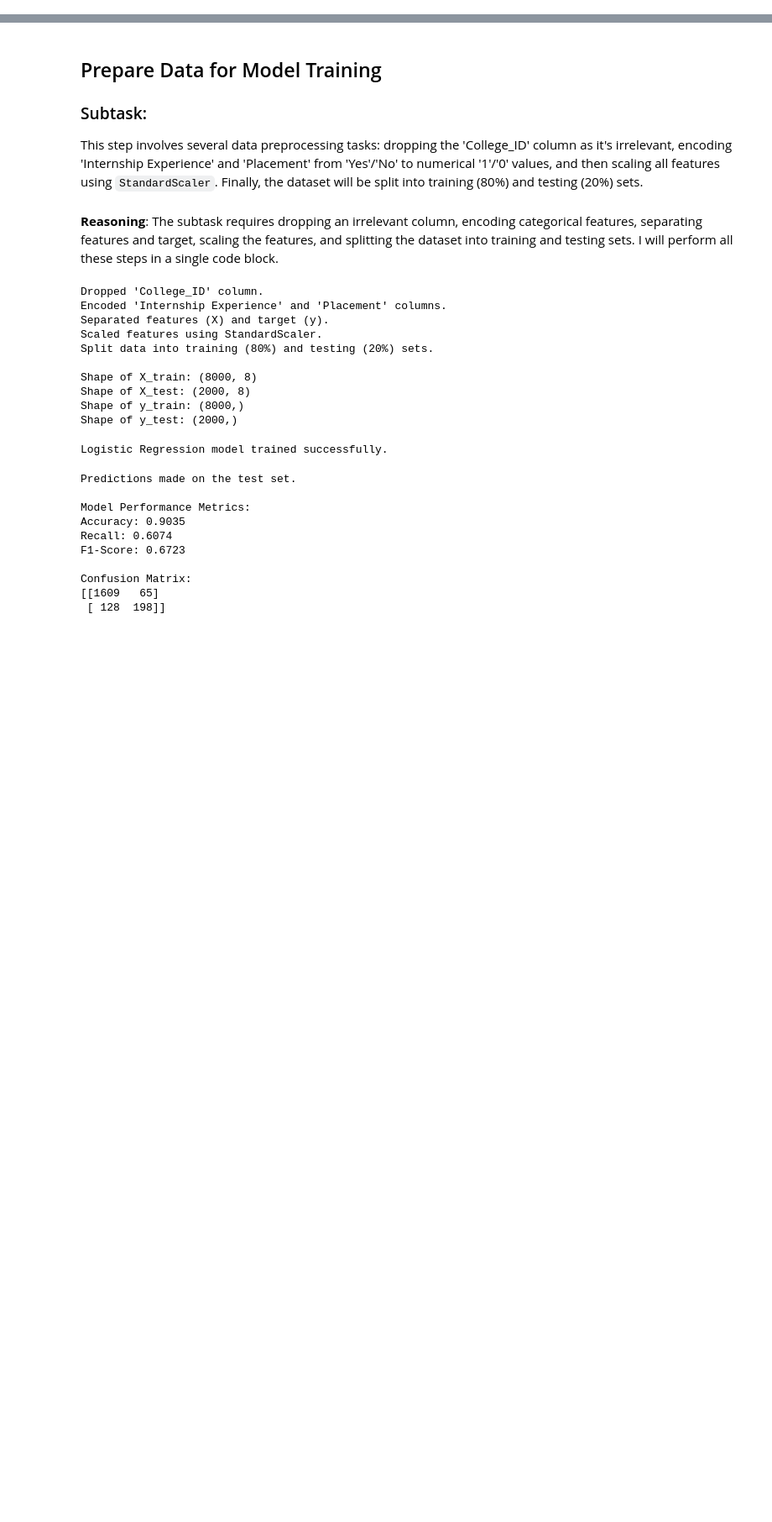
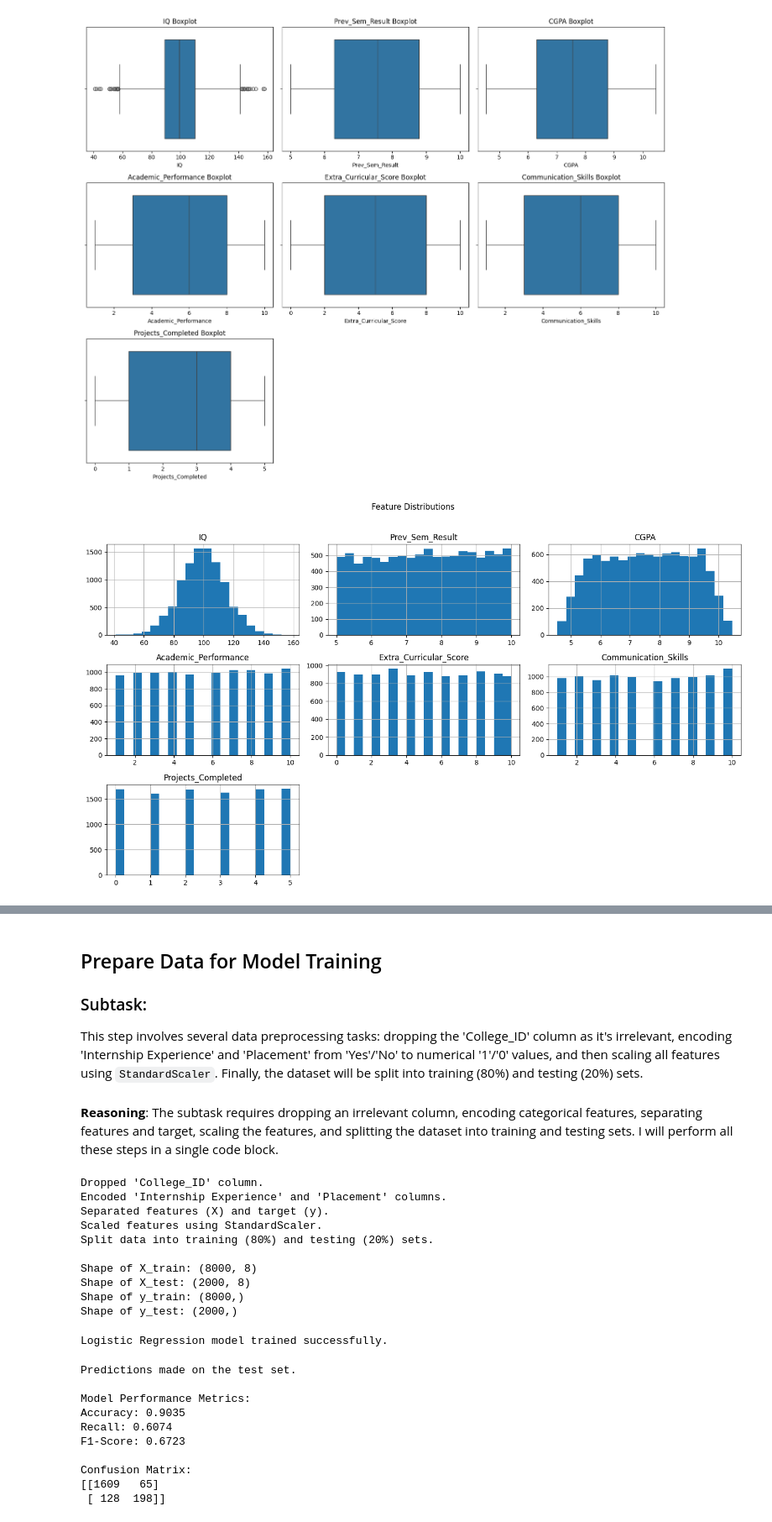
Before and after one commit to DavidIanDsouza/Graduate-Employability-Predictor, a Jupyter notebook: Graduate_Employability_Predictor.ipynb, the cells around one changed output, grey strips where cells are left out. Shown at 84% size. Cells and saved outputs as stored; diff of their text form; code cells hidden in the pictures; blank space fills up the shorter version.

```diff
--- a/Graduate_Employability_Predictor.ipynb
+++ b/Graduate_Employability_Predictor.ipynb
@@ -15,0 +66,21 @@ except FileNotFoundError:
+# %%
+numeric_cols = ['IQ', 'Prev_Sem_Result', 'CGPA', 'Academic_Performance',
+                'Extra_Curricular_Score', 'Communication_Skills', 'Projects_Completed']
+
+fig, axes = plt.subplots(3, 3, figsize=(15, 12))
+axes = axes.flatten()
+for ax, col in zip(axes, numeric_cols):
+    sns.boxplot(x=df[col], ax=ax)
+    ax.set_title(f'{col} Boxplot')
+for ax in axes[len(numeric_cols):]:
+    ax.axis('off')
+plt.tight_layout()
+plt.show()
+
+df[numeric_cols].hist(bins=20, figsize=(14, 8))
+plt.suptitle('Feature Distributions', y=1.02)
+plt.tight_layout()
+plt.show()
+# %% [output]
+[figure, added]
+[figure, added]
```
Also changed, not shown: parts of 5 cells of this notebook, 2 other files.
